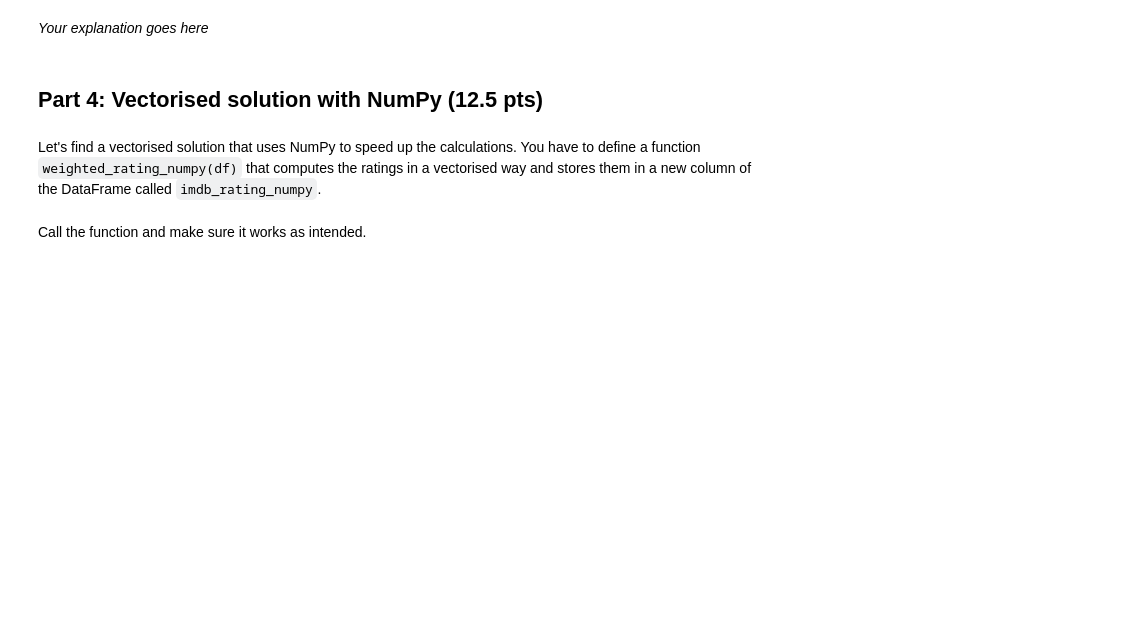
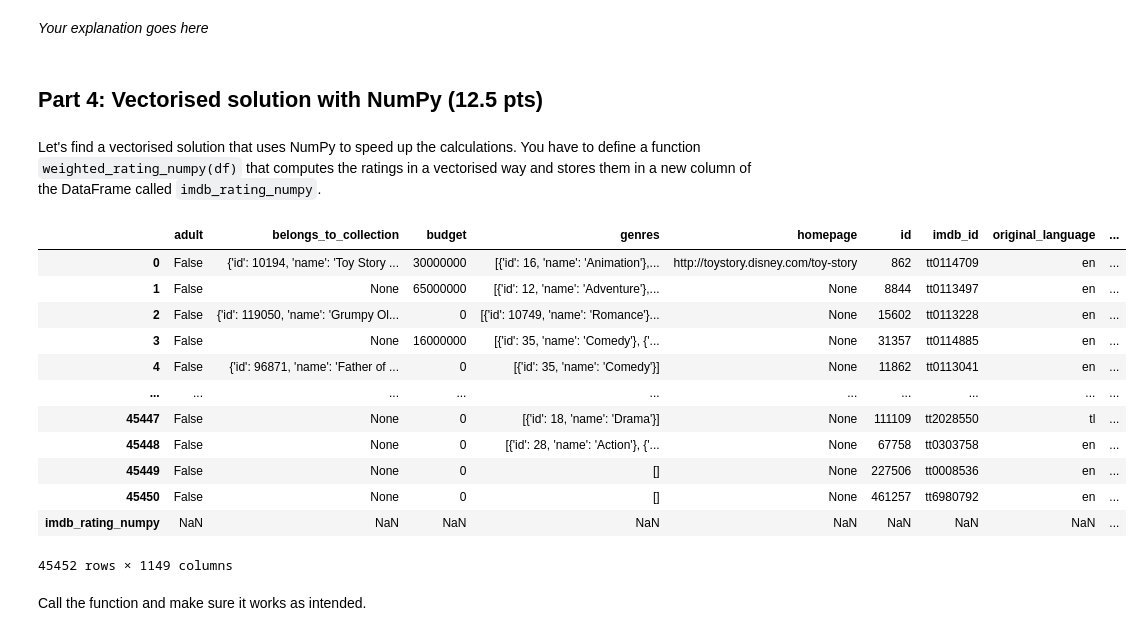
Before and after one commit to hanlululu/02807-Computational-tools-for-Data-Science, a Jupyter notebook: Project1/02807_Project_1.ipynb, the cells around one changed output. Cells and saved outputs as stored; diff of their text form; code cells hidden in the pictures; blank space fills up the shorter version.

```diff
--- a/Project1/02807_Project_1.ipynb
+++ b/Project1/02807_Project_1.ipynb
@@ -410,3 +541,28 @@ Let's find a vectorised solution that uses NumPy to speed up the calculations. Y
+# %%
+def weighted_rating_numpy(df):
+    temp = df[df['vote_count'] > m]
+    v = temp['vote_count'].values
+    R = temp['vote_average'].values
+    df['imdb_rating_numpy'] = [np.nan]*len(df.vote_count.values)
+    df.iloc[list(temp.index),28] =  (v/(v+m) * R) + (m/(v+m) * C)
+    df.iloc[:,28] = df.iloc[:,28].astype(float)
+    return df
+
+weighted_rating_numpy(df)
+# %% [output]
+|  | adult | belongs_to_collection | budget | genres | homepage | id | imdb_id | original_language | ... |
+| 0 | False | {'id': 10194, 'name': 'Toy Story ... | 30000000 | [{'id': 16, 'name': 'Animation'},... | http://toystory.disney.com/toy-story | 862 | tt0114709 | en | ... |
+| 1 | False | None | 65000000 | [{'id': 12, 'name': 'Adventure'},... | None | 8844 | tt0113497 | en | ... |
+| 2 | False | {'id': 119050, 'name': 'Grumpy Ol... | 0 | [{'id': 10749, 'name': 'Romance'}... | None | 15602 | tt0113228 | en | ... |
+| 3 | False | None | 16000000 | [{'id': 35, 'name': 'Comedy'}, {'... | None | 31357 | tt0114885 | en | ... |
+| 4 | False | {'id': 96871, 'name': 'Father of ... | 0 | [{'id': 35, 'name': 'Comedy'}] | None | 11862 | tt0113041 | en | ... |
+| ... | ... | ... | ... | ... | ... | ... | ... | ... | ... |
+| 45447 | False | None | 0 | [{'id': 18, 'name': 'Drama'}] | None | 111109 | tt2028550 | tl | ... |
+| 45448 | False | None | 0 | [{'id': 28, 'name': 'Action'}, {'... | None | 67758 | tt0303758 | en | ... |
+| 45449 | False | None | 0 | [] | None | 227506 | tt0008536 | en | ... |
+| 45450 | False | None | 0 | [] | None | 461257 | tt6980792 | en | ... |
+| imdb_rating_numpy | NaN | NaN | NaN | NaN | NaN | NaN | NaN | NaN | ... |
+45452 rows × 1149 columns
 # %% [markdown]
 Call the function and make sure it works as intended.
 # %%
```
Also changed, not shown: parts of 27 cells of this notebook.
